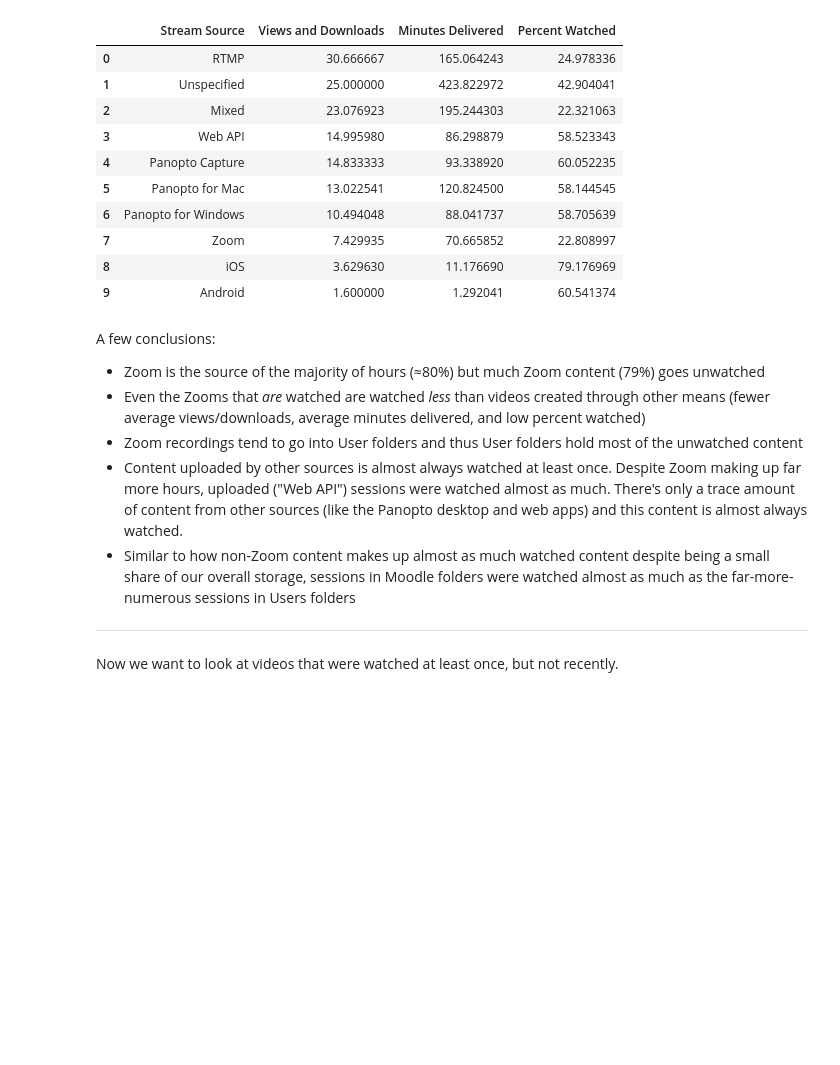
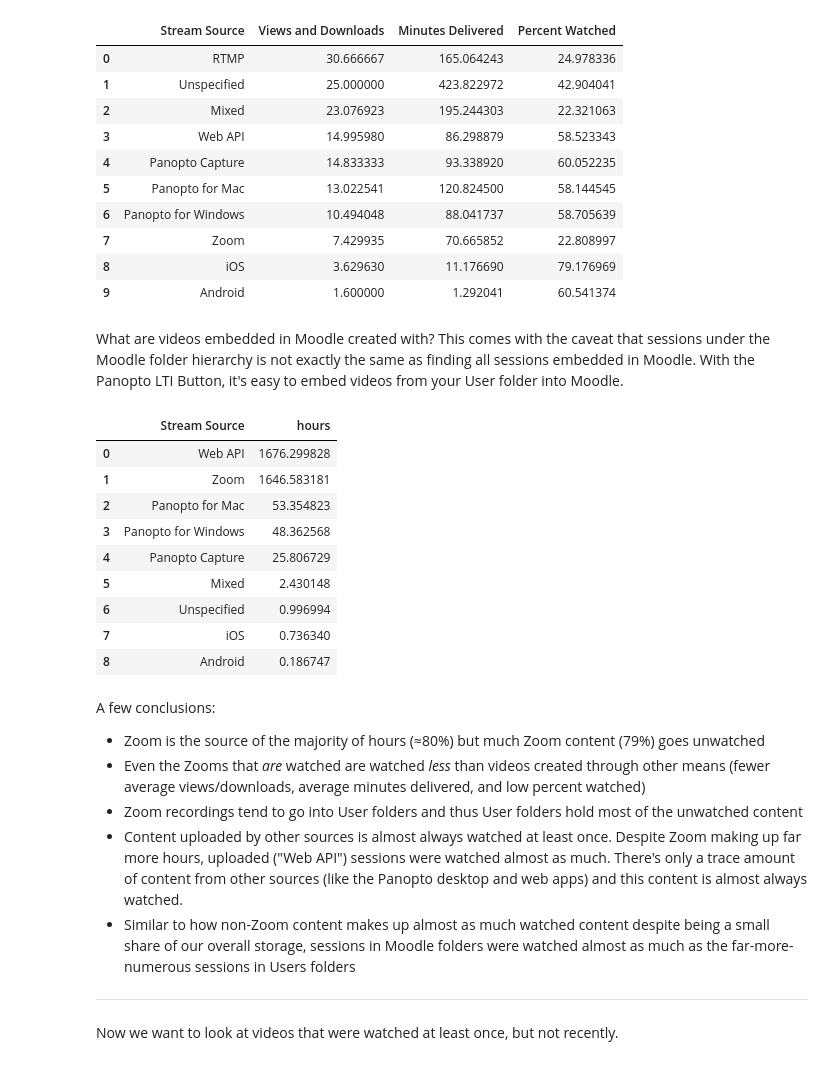
Before and after one commit to cca/panopto-session-data, a Jupyter notebook: notes.ipynb, the cells around one changed output. Cells and saved outputs as stored; diff of their text form; code cells hidden in the pictures; blank space fills up the shorter version.

Commit message:
add Moodle stream source section

```diff
--- a/notes.ipynb
+++ b/notes.ipynb
@@ -135,6 +137,21 @@ watched[['Stream Source', 'Views and Downloads', 'Minutes Delivered', 'Percent W
 | 7 | Zoom | 7.429935 | 70.665852 | 22.808997 |
 | 8 | iOS | 3.629630 | 11.176690 | 79.176969 |
 | 9 | Android | 1.600000 | 1.292041 | 60.541374 |
+# %% [markdown]
+What are videos embedded in Moodle created with? This comes with the caveat that sessions under the Moodle folder hierarchy is not exactly the same as finding all sessions embedded in Moodle. With the Panopto LTI Button, it's easy to embed videos from your User folder into Moodle.
+# %%
+data[data['Root Folder'] == 'Moodle'][['Stream Source', 'hours']].groupby('Stream Source').sum().sort_values('hours', ascending=False).reset_index()
+# %% [output]
+|  | Stream Source | hours |
+| 0 | Web API | 1676.299828 |
+| 1 | Zoom | 1646.583181 |
+| 2 | Panopto for Mac | 53.354823 |
+| 3 | Panopto for Windows | 48.362568 |
+| 4 | Panopto Capture | 25.806729 |
+| 5 | Mixed | 2.430148 |
+| 6 | Unspecified | 0.996994 |
+| 7 | iOS | 0.736340 |
+| 8 | Android | 0.186747 |
 # %% [markdown]
 A few conclusions:
   - Zoom is the source of the majority of hours (≈80%) but much Zoom content (79%) goes unwatched
```
Also changed, not shown: parts of 1 cell of this notebook.
